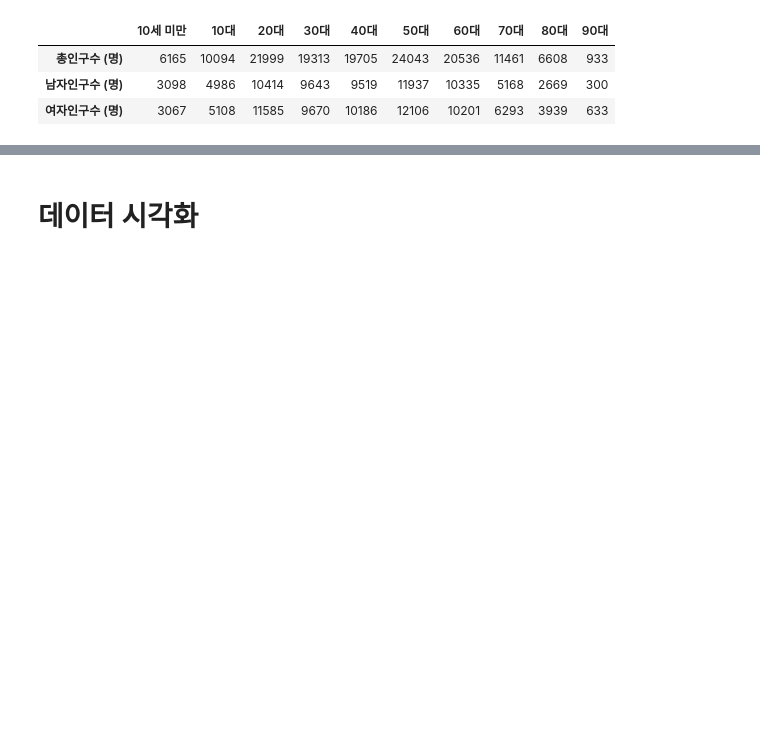
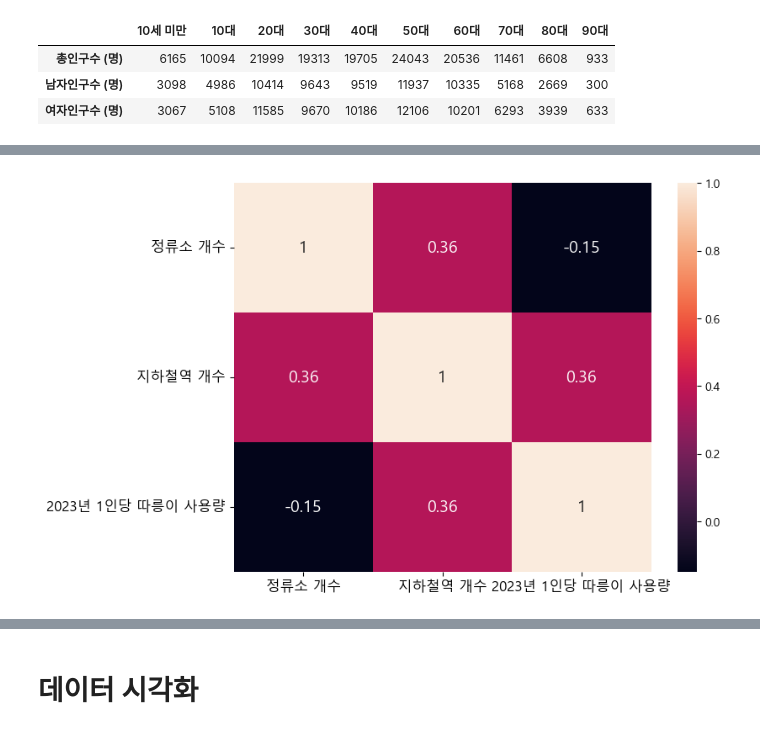
Before and after one commit to LeeShawnhun/bigdata_termproject, a Jupyter notebook: 빅데이터분석(가)_텀프로젝트.ipynb, the cells around one changed output, grey strips where cells are left out. Drawn from its saved outputs; the diff is of its cells as text; code cells hidden in the pictures; blank space fills up the shorter version.

```diff
--- a/빅데이터분석(가)_텀프로젝트.ipynb
+++ b/빅데이터분석(가)_텀프로젝트.ipynb
@@ -625,0 +826,23 @@ temp_df
+# %%
+# 피어슨 상관계수 확인
+corr_2023 = gu_total[['정류소 개수', '지하철역 개수', '2023년 1인당 따릉이 사용량']].corr()
+corr_2024 = gu_total[['정류소 개수', '지하철역 개수', '2024년 1인당 따릉이 사용량']].corr()
+corr_both = gu_total[['정류소 개수', '지하철역 개수', '2023년 1인당 따릉이 사용량', '2024년 1인당 따릉이 사용량']].corr()
+# %%
+fig, ax = plt.subplots(figsize = (8, 6))
+
+corr_2023 = round(corr_2023, 2)
+# mask_feature = np.triu(np.ones_like(corr_2023, dtype=bool))
+
+sns.heatmap(corr_2023,
+#             mask = mask_feature,
+            annot=True,
+#             cbar=False,
+            annot_kws={"size": 14})
+
+ax.tick_params(axis='both', which='major', labelsize=12)
+ax.set_yticklabels(ax.get_yticklabels(), rotation=0, ha="right")
+
+plt.show()
+# %% [output]
+[figure, added]
```
Also changed, not shown: parts of 56 cells of this notebook.
